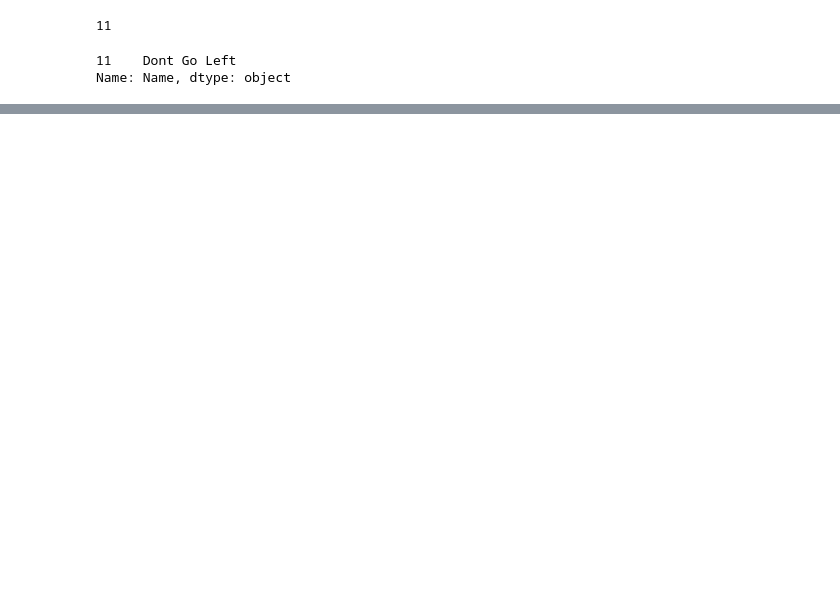
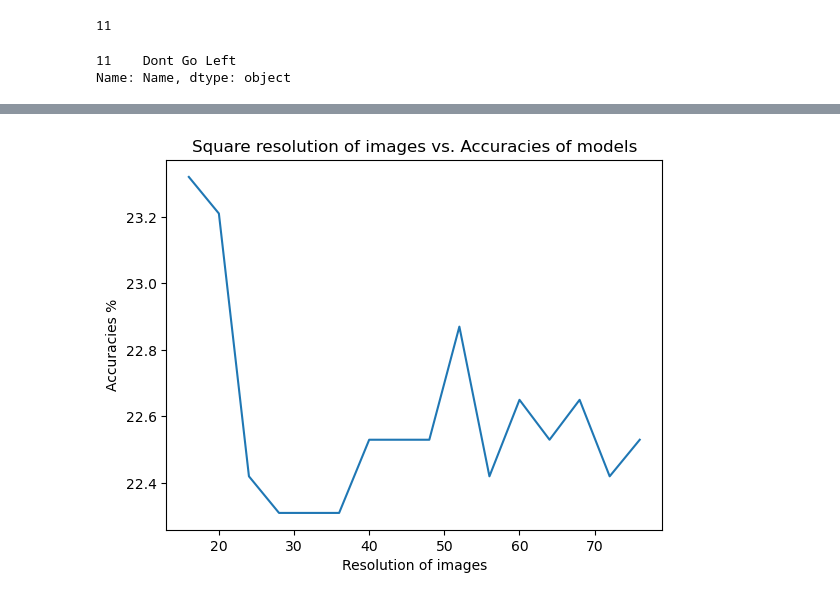
Before and after one commit to yarik-kra/Intro-AI-Coursework, a Jupyter notebook: Naive Bayes Classifier.ipynb, the cells around one changed output, grey strips where cells are left out. Drawn from its saved outputs; the diff is of its cells as text; code cells hidden in the pictures; blank space fills up the shorter version.

```diff
--- a/Naive Bayes Classifier.ipynb
+++ b/Naive Bayes Classifier.ipynb
@@ -172,0 +213,11 @@ Name: Name, dtype: object
+# %%
+x = []
+y = []
+
+## Splitting dataset into x and y
+for item in train_dataset:
+    x.append(item[0].flatten())
+    y.append(item[1])
+# %%
+rgb_model = GaussianNB()
+rgb_model.fit(x, y)
@@ -172,0 +226,15 @@ Name: Name, dtype: object
+# %%
+x_test = []
+y_test = []
+
+# Splitting the training data into x and y
+for item in test_dataset:
+    x_test.append(item[0].flatten())
+    y_test.append(item[1])
+
+y_pred = rgb_model.predict(x_test)
+acc = accuracy_score(y_test, y_pred) # Calculating the model's accuracy
+
+# Evaluate accuracy
+accuracy = accuracy_score(y_test, y_pred)
+print(f"Accuracy: {accuracy * 100:.2f}%")
@@ -172,0 +335,8 @@ Name: Name, dtype: object
+# %%
+plt.plot(sizes, accuracies)
+plt.xlabel("Resolution of images")
+plt.ylabel("Accuracies %")
+plt.title("Square resolution of images vs. Accuracies of models")
+plt.show()
+# %% [output]
+[figure, added]
```
Also changed, not shown: parts of 15 cells of this notebook.
